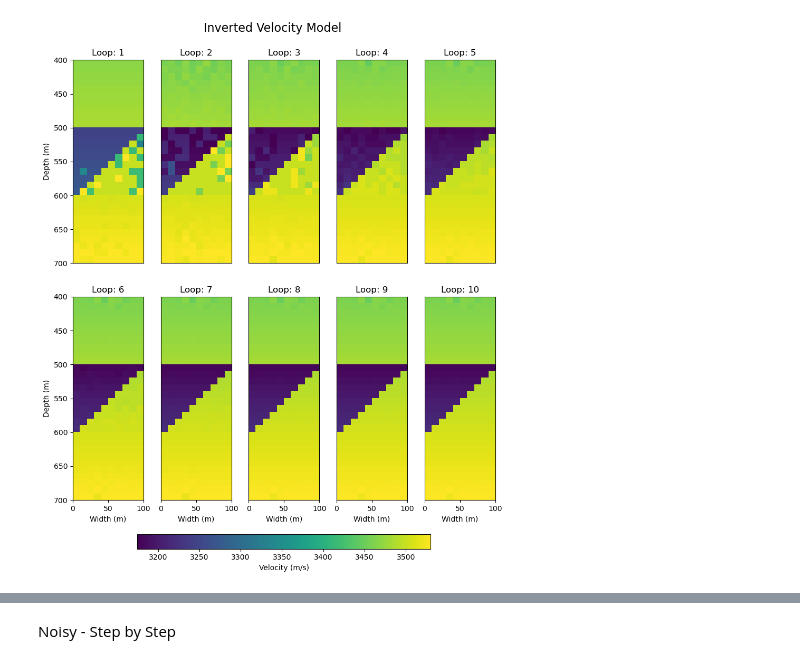
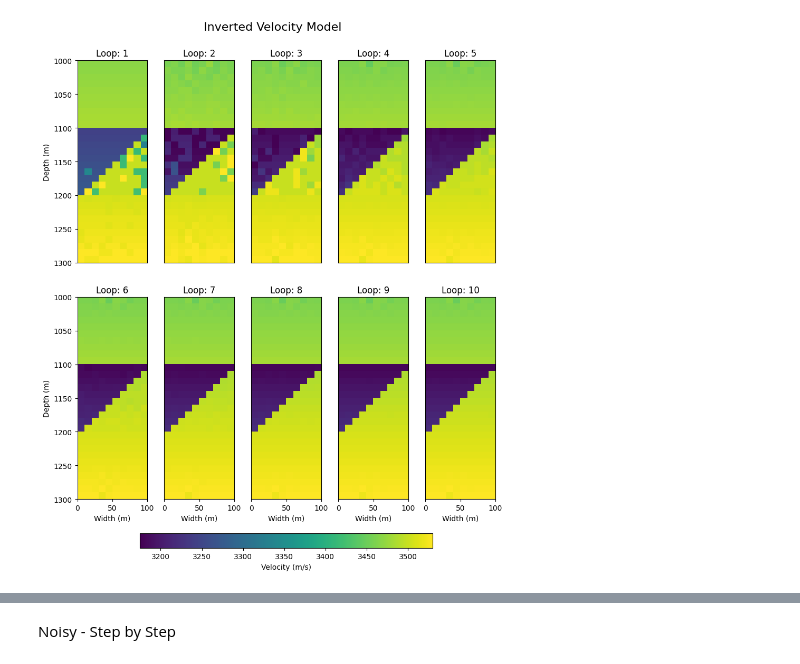
Before and after one commit to x-repos/traveltime-inversion-annealing, a Jupyter notebook: 5-plots.ipynb, the cells around one changed output, grey strips where cells are left out. Saved outputs shown, nothing was run; the diff lists cells and outputs as text; code cells hidden in the pictures.

```diff
--- a/5-plots.ipynb
+++ b/5-plots.ipynb
@@ -329,7 +330,9 @@ fig, axes = plt.subplots(rows, cols, figsize=(9, 12))
 axes = axes.flatten()
 
 vmin, vmax = 3175, 3530
-extent = [0, 100, 700, 400]  # Set the desired extent
+extent = [0, 100, 1300, 1000]  # Set the desired extent
+
+velocity_initial = np.full((30, 10), 3500)
 
 # Loop through each matrix and plot
 for i, data in enumerate(velocity_inversion):
@@ -337,31 +340,31 @@ for i, data in enumerate(velocity_inversion):
     im = axes[i].imshow(data, cmap='viridis', aspect='auto', vmin=vmin, vmax=vmax, extent=extent)
     axes[i].set_title(f'Loop: {i+1}')
 
     # Set custom labels for specific subplots
     if i == 0:
         axes[i].set_ylabel('Depth (m)')
         axes[i].set_xticks([])
     elif i == 5:
         axes[i].set_xlabel('Width (m)')
         axes[i].set_ylabel('Depth (m)')
     elif i >= 6:
         axes[i].set_xlabel('Width (m)')
         axes[i].set_yticks([])
     else:
         axes[i].set_xticks([])
         axes[i].set_yticks([])
 
 # Adjust the layout to make room for the colorbar at the bottom
 fig.tight_layout(rect=[0, 0.1, 1, 0.95], h_pad=3.0)  # Increase h_pad to add more space between rows
 
 # Add a single colorbar for all subplots at the bottom
 cbar = fig.colorbar(im, ax=axes, orientation='horizontal', fraction=0.03, pad=0.07)
 cbar.set_label('Velocity (m/s)')
 
 # Add a title for the entire plot
 fig.suptitle('Inverted Velocity Model', fontsize=16)
 
 plt.show()
 fig.savefig('plots/result10loops.png', bbox_inches='tight', dpi=200)  # Save with desired DPI and tight bounding box
 # %% [output]
-[figure, old version]
+[figure, new version]
```
Also changed, not shown: parts of 9 cells of this notebook, 7 other files.
